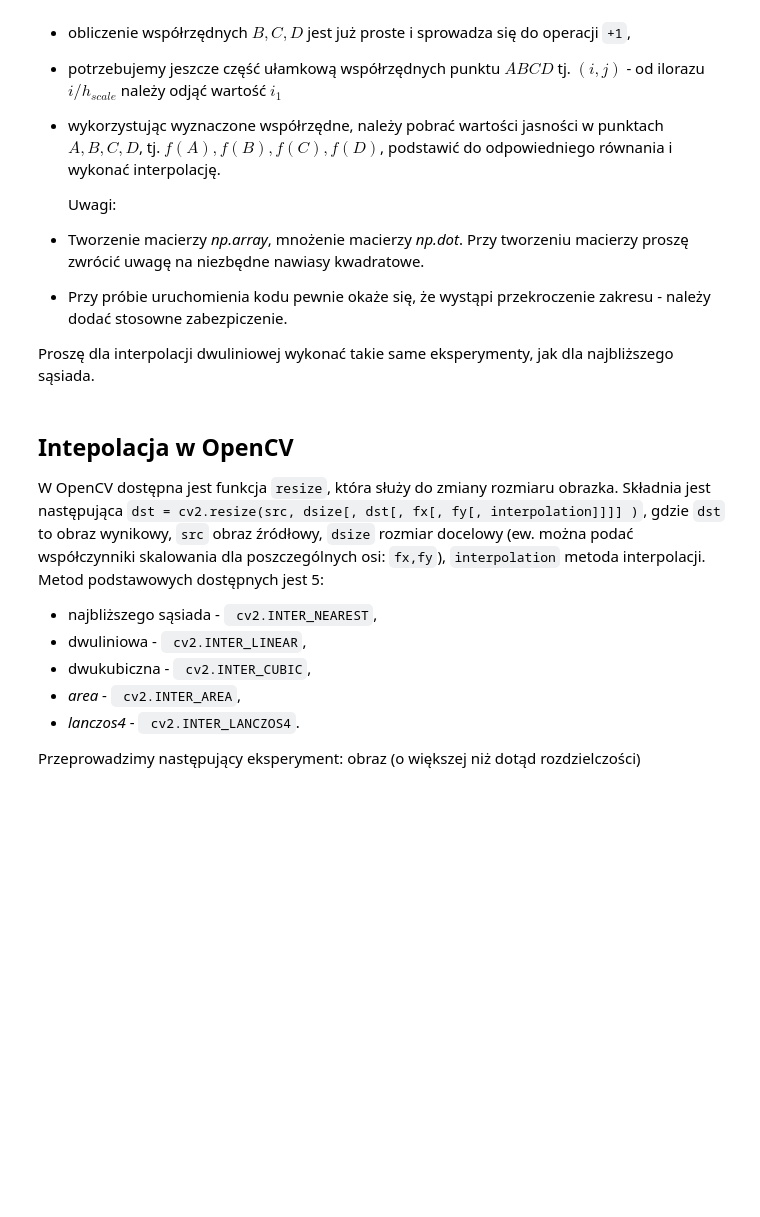
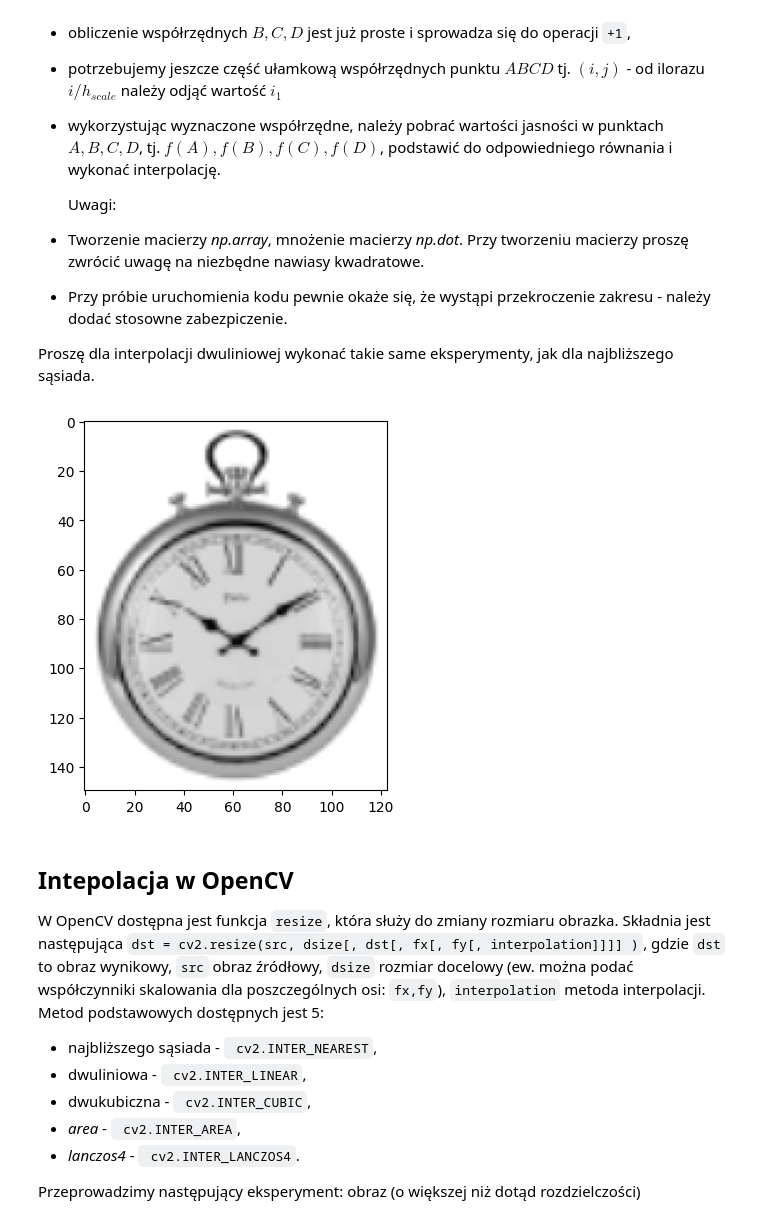
Before and after one commit to kpiotr6/WDCPO, a Jupyter notebook: lab5/05_resolution.ipynb, the cells around one changed output. Saved outputs shown, nothing was run; the diff lists cells and outputs as text; code cells hidden in the pictures; blank space fills up the shorter version.

```diff
--- a/lab5/05_resolution.ipynb
+++ b/lab5/05_resolution.ipynb
@@ -243,9 +253,11 @@ def twostep_interpolation(img,scale_x,scale_y):
     return new_img
 # %%
 #TODO Do samodzielnej implementacji
-new_img = twostep_interpolation(clock,2,2)
+new_img = twostep_interpolation(clock,1.5,1.5)
 plt.imshow(new_img, cmap ="gray")
 plt.show()
+# %% [output]
+[figure, added]
 # %% [markdown]
 ## Intepolacja w OpenCV
 
```
Also changed, not shown: parts of 7 cells of this notebook, 8 other files.
